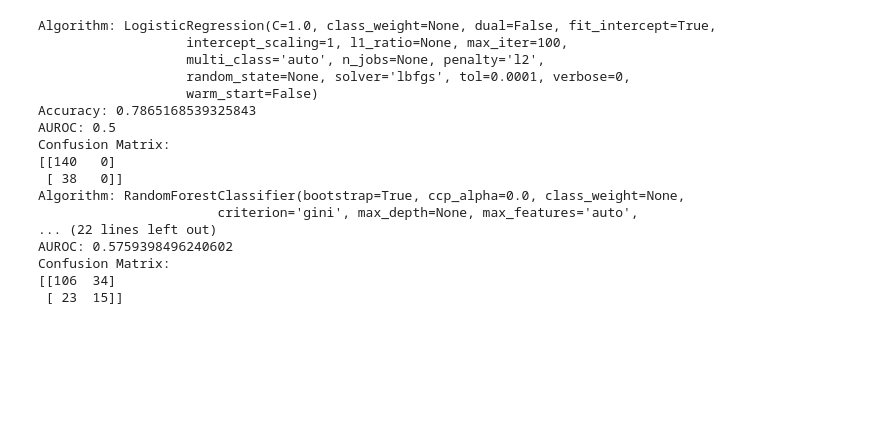
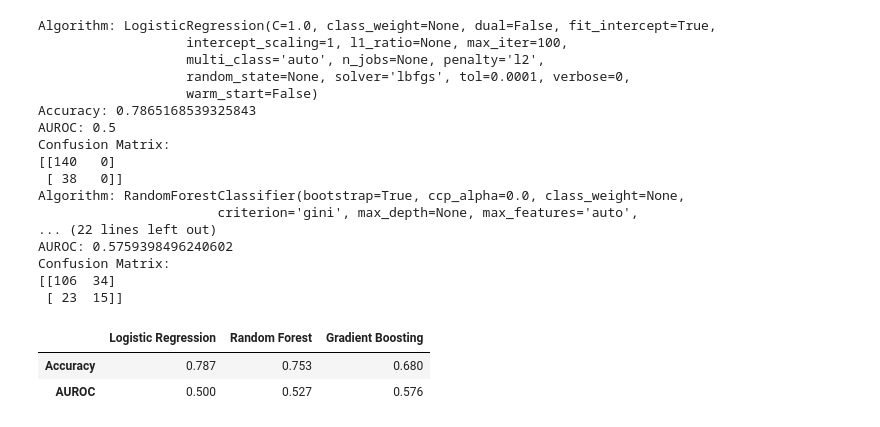
Before and after one commit to SanchitNardekar/TMDbAnalysis, a Jupyter notebook: TMDb Dataset Analysis.ipynb, the cells around one changed output. Cells and saved outputs as stored; diff of their text form; code cells hidden in the pictures; blank space fills up the shorter version.

```diff
--- a/TMDb Dataset Analysis.ipynb
+++ b/TMDb Dataset Analysis.ipynb
@@ -727,3 +748,12 @@ AUROC: 0.5759398496240602
 Confusion Matrix:
 [[106  34]
  [ 23  15]]
+# %%
+model_stats_df = pd.DataFrame({"Accuracy":accs, "AUROC":aurocs})
+model_stats_df = model_stats_df.T
+model_stats_df.columns = ["Logistic Regression", "Random Forest", "Gradient Boosting"]
+model_stats_df
+# %% [output]
+|  | Logistic Regression | Random Forest | Gradient Boosting |
+| Accuracy | 0.787 | 0.753 | 0.680 |
+| AUROC | 0.500 | 0.527 | 0.576 |
```
Also changed, not shown: parts of 10 cells of this notebook.
